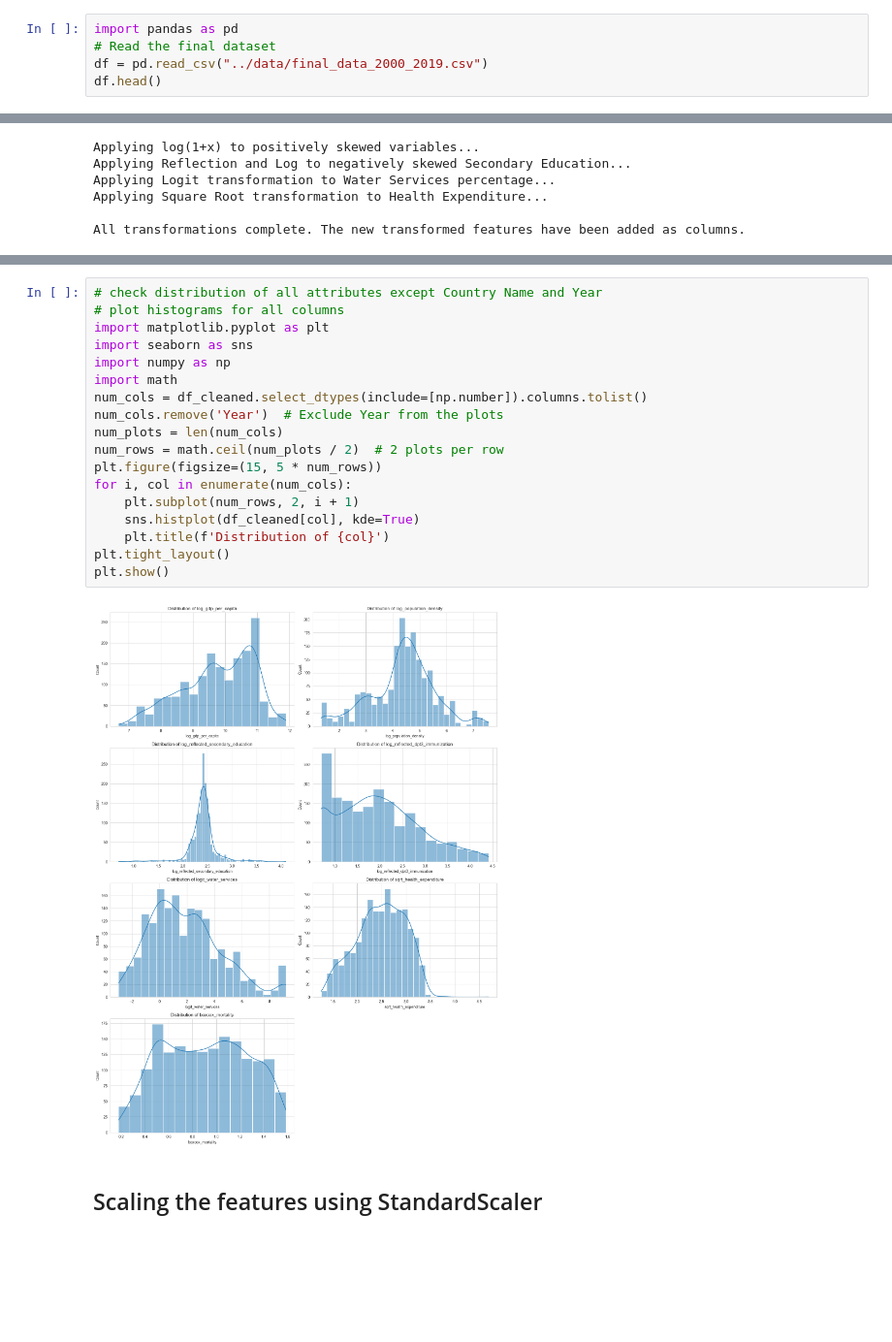
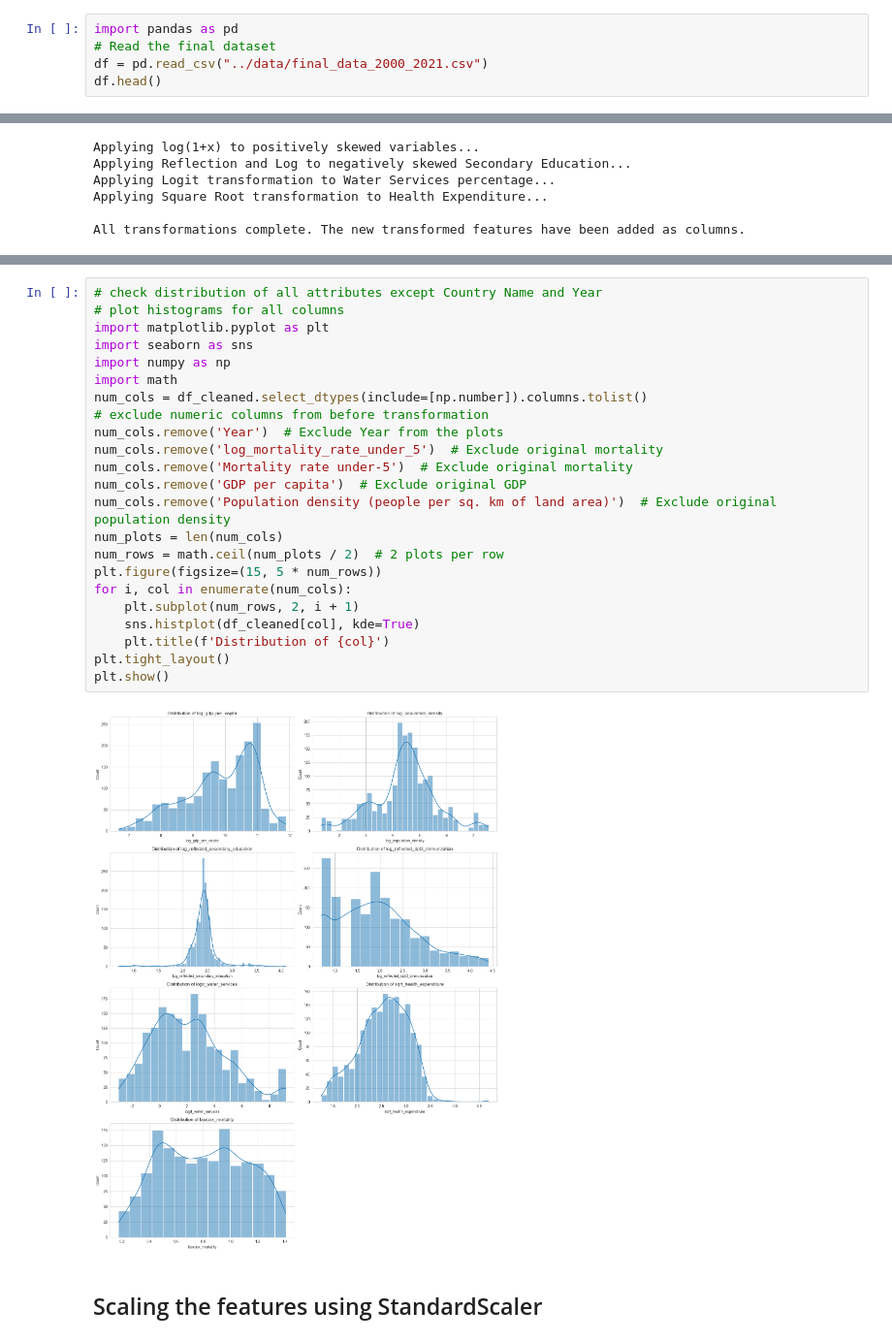
Before and after one commit to s-hreya-riram/sustainable-development-goals-modeling, a Jupyter notebook: jupyter_notebook/exploratory_data_analysis.ipynb, the cells around one changed output, grey strips where cells are left out. Shown at 97% size. Saved outputs shown, nothing was run; the diff lists cells and outputs as text; blank space fills up the shorter version.

```diff
--- a/jupyter_notebook/exploratory_data_analysis.ipynb
+++ b/jupyter_notebook/exploratory_data_analysis.ipynb
@@ -3,7 +3,7 @@
 # %%
 import pandas as pd
 # Read the final dataset
-df = pd.read_csv("../data/final_data_2000_2019.csv")
+df = pd.read_csv("../data/final_data_2000_2021.csv")
 df.head()
 # %% [output]
 |  | Country Name | Year | Mortality rate under-5 | Population living in slums percen... | GDP per capita | ... |
@@ -406,23 +404,28 @@ Box-Cox transformation applied to Mortality Rate with λ = -0.0492
 # %%
 # check distribution of all attributes except Country Name and Year
 # plot histograms for all columns
 import matplotlib.pyplot as plt
 import seaborn as sns
 import numpy as np
 import math
 num_cols = df_cleaned.select_dtypes(include=[np.number]).columns.tolist()
+# exclude numeric columns from before transformation
 num_cols.remove('Year')  # Exclude Year from the plots
+num_cols.remove('log_mortality_rate_under_5')  # Exclude original mortality
+num_cols.remove('Mortality rate under-5')  # Exclude original mortality
+num_cols.remove('GDP per capita')  # Exclude original GDP
+num_cols.remove('Population density (people per sq. km of land area)')  # Exclude original population density
 num_plots = len(num_cols)
 num_rows = math.ceil(num_plots / 2)  # 2 plots per row
 plt.figure(figsize=(15, 5 * num_rows))
 for i, col in enumerate(num_cols):
     plt.subplot(num_rows, 2, i + 1)
     sns.histplot(df_cleaned[col], kde=True)
     plt.title(f'Distribution of {col}')
 plt.tight_layout()
 plt.show()
 # %% [output]
-[figure, old version]
+[figure, new version]
 # %% [markdown]
 ## Scaling the features using StandardScaler
 # %%
```
Also changed, not shown: parts of 20 cells of this notebook, 4 other files.
